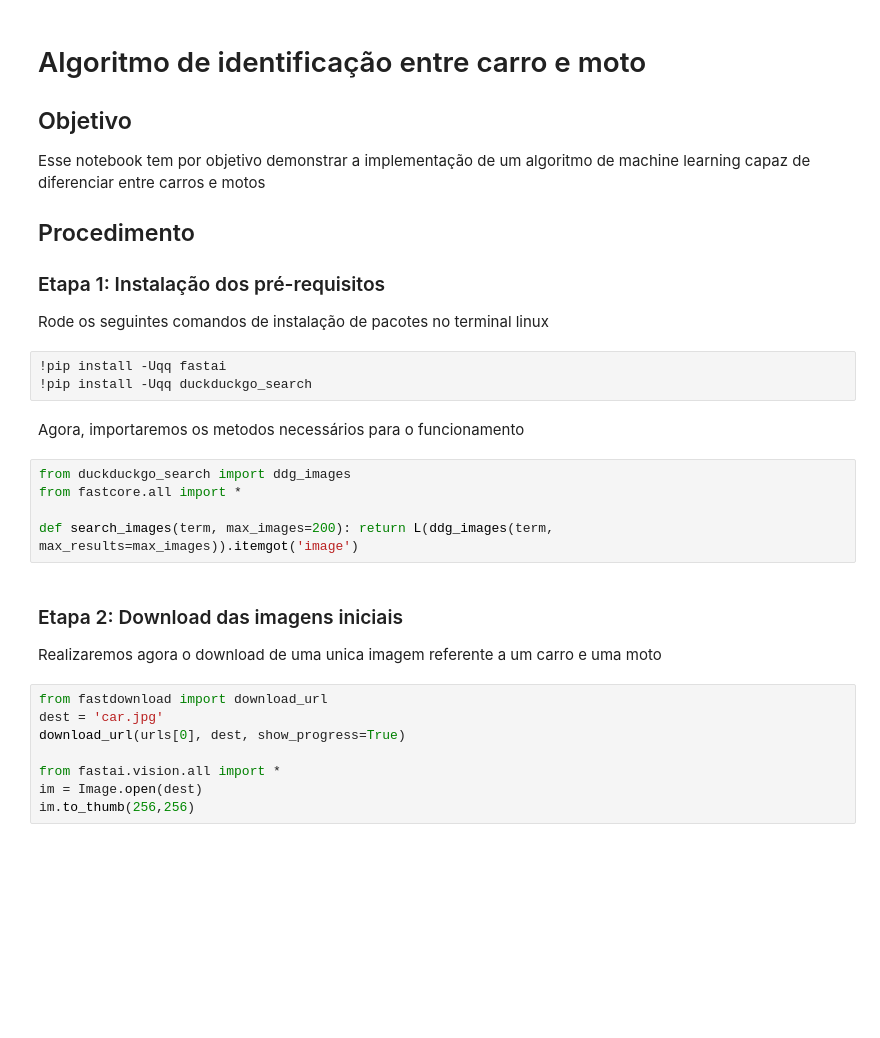
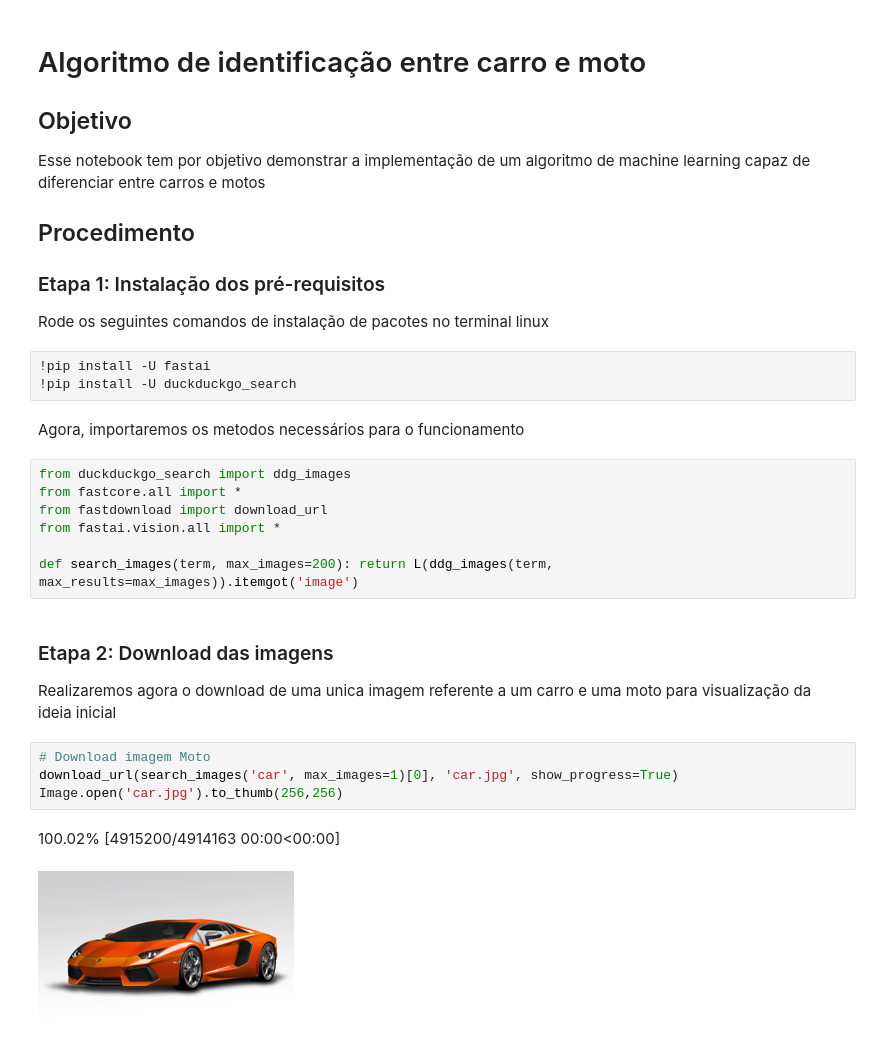
Before and after one commit to fabraz/fastaiOnCampus, a Jupyter notebook: nbs/lesson01_200035371_black258br_Arthur-Henrique.ipynb, the cells around one changed output. Saved outputs shown, nothing was run; the diff lists cells and outputs as text; blank space fills up the shorter version.

```diff
--- a/nbs/lesson01_200035371_black258br_Arthur-Henrique.ipynb
+++ b/nbs/lesson01_200035371_black258br_Arthur-Henrique.ipynb
@@ -8,23 +8,24 @@ Esse notebook tem por objetivo demonstrar a implementação de um algoritmo de m
 ### Etapa 1: Instalação dos pré-requisitos
 Rode os seguintes comandos de instalação de pacotes no terminal linux
 # %%
-!pip install -Uqq fastai
-!pip install -Uqq duckduckgo_search
+!pip install -U fastai
+!pip install -U duckduckgo_search
 # %% [markdown]
 Agora, importaremos os metodos necessários para o funcionamento
 # %%
 from duckduckgo_search import ddg_images
 from fastcore.all import *
+from fastdownload import download_url
+from fastai.vision.all import *
 
 def search_images(term, max_images=200): return L(ddg_images(term, max_results=max_images)).itemgot('image')
 # %% [markdown]
-### Etapa 2: Download das imagens iniciais
-Realizaremos agora o download de uma unica imagem referente a um carro e uma moto
+### Etapa 2: Download das imagens
+Realizaremos agora o download de uma unica imagem referente a um carro e uma moto para visualização da ideia inicial
-# %%
-from fastdownload import download_url
-dest = 'car.jpg'
-download_url(urls[0], dest, show_progress=True)
-
-from fastai.vision.all import *
-im = Image.open(dest)
-im.to_thumb(256,256)
+# %%
+# Download imagem Moto
+download_url(search_images('car', max_images=1)[0], 'car.jpg', show_progress=True)
+Image.open('car.jpg').to_thumb(256,256)
+# %% [output]
+100.02% [4915200/4914163 00:00<00:00]
+[figure, added]
```
Also changed, not shown: parts of 14 cells of this notebook, 2 other files.
